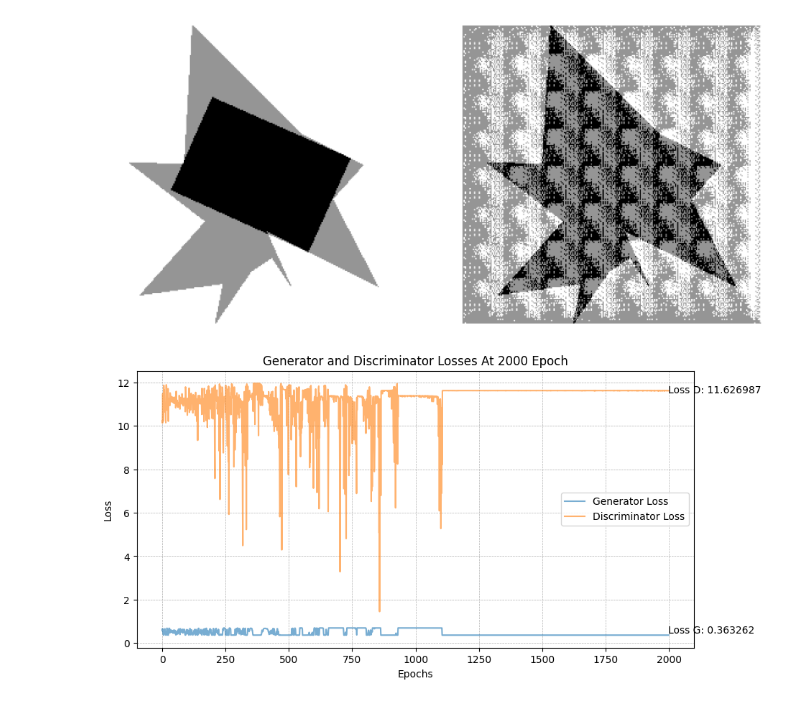
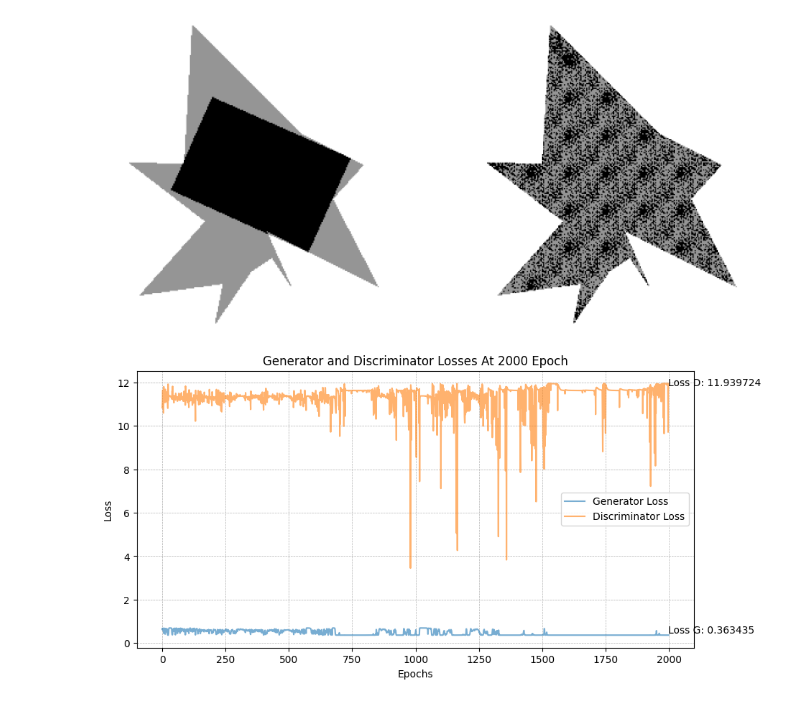
Before and after one commit to PARKCHEOLHEE-lab/gan-exer, a Jupyter notebook: lirGAN/lirGAN.ipynb, the cells around one changed output. Cells and saved outputs as stored; diff of their text form; code cells hidden in the pictures.

Commit message:
recording

```diff
--- a/lirGAN/lirGAN.ipynb
+++ b/lirGAN/lirGAN.ipynb
@@ -43,22 +43,24 @@ lir_dataloader = DataLoader(
     shuffle=True,
 )
 # %%
-"""Test to train models with no Geometric loss function & no Tanh during 1000 epochs"""
+"""Test to train models with no Geometric loss function & Tanh"""
 
-lir_generator = LirGenerator(use_tanh=False)
+lir_generator = LirGenerator(use_tanh=True)
 lir_discriminator = LirDiscriminator()
 
 lir_gan_trainer = LirGanTrainer(
     epochs=2000,
     lir_generator=lir_generator,
     lir_discriminator=lir_discriminator,
     lir_dataloader=lir_dataloader,
     initial_weights_key=ModelConfig.XAVIER,
     use_gradient_penalty=True,
+    record_name="without-geometric-loss-2000-epochs"
 )
 
+lir_gan_trainer.set_seed()
 lir_gan_trainer.train()
 # %% [output]
-[figure, old version]
+[figure, new version]
-[figure, old version]
+[figure, new version]
 # %%
```
Also changed, not shown: parts of 4 cells of this notebook, 1 other file.
